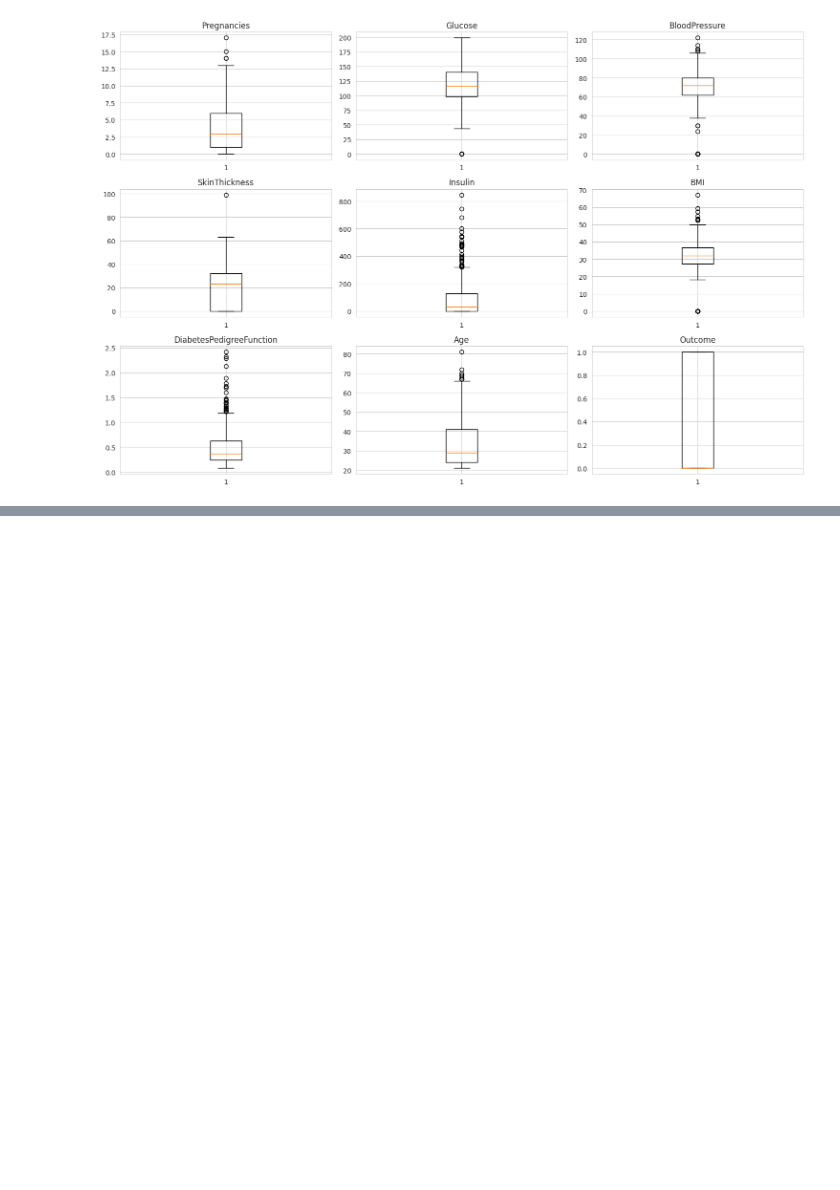
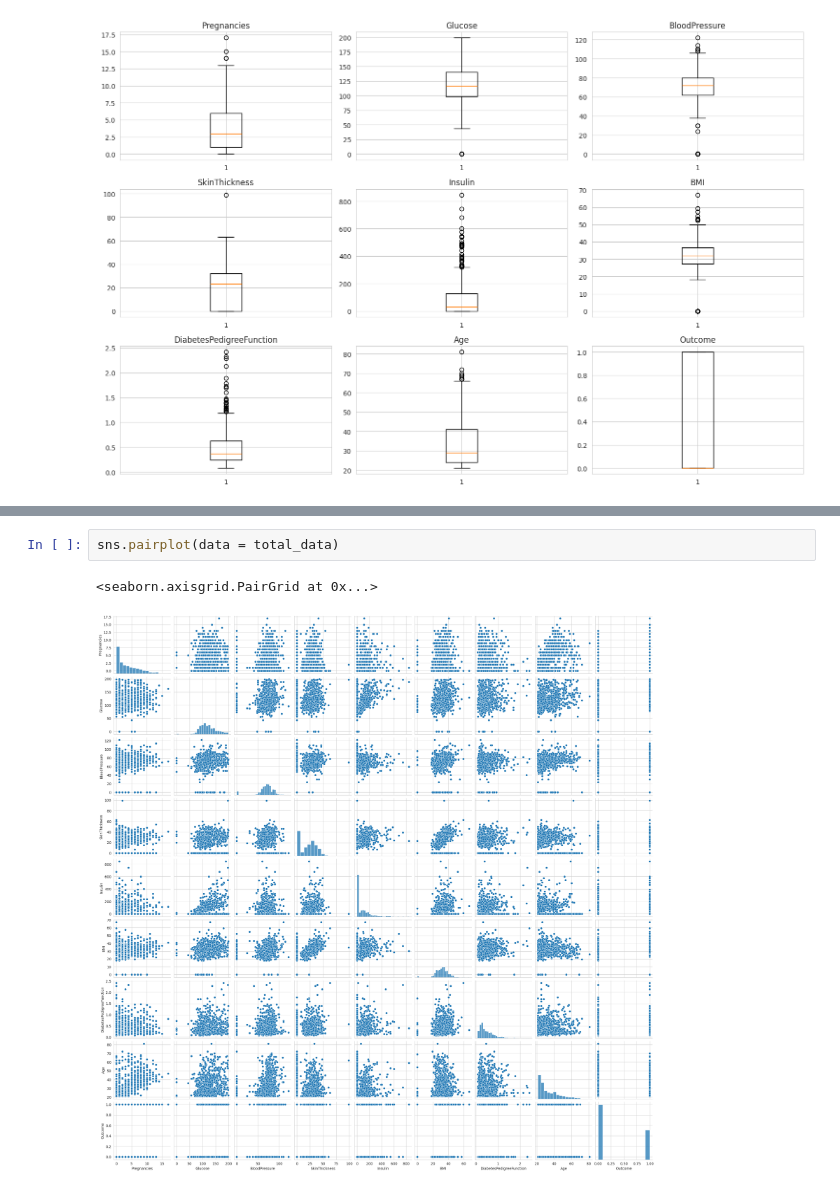
Before and after one commit to pjpena19/DECISION_TREE, a Jupyter notebook: src/explore.ipynb, the cells around one changed output, grey strips where cells are left out. Cells and saved outputs as stored; diff of their text form; blank space fills up the shorter version.

```diff
--- a/src/explore.ipynb
+++ b/src/explore.ipynb
@@ -143,0 +146,5 @@ De los graficos anteriores podemos indicar que:
+# %%
+sns.pairplot(data = total_data)
+# %% [output]
+<seaborn.axisgrid.PairGrid at 0x...>
+[figure, added]
```
Also changed, not shown: parts of 4 cells of this notebook.
